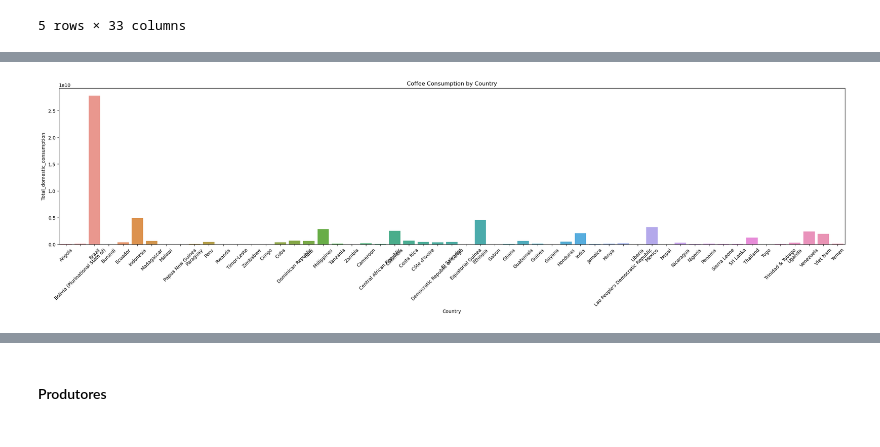
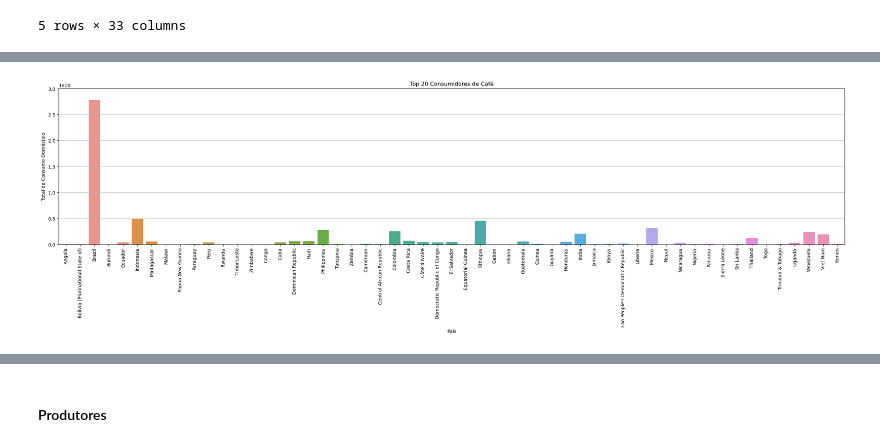
Before and after one commit to ladata-ufs/Cafezinho-G3, a Jupyter notebook: project.ipynb, the cells around one changed output, grey strips where cells are left out. Saved outputs shown, nothing was run; the diff lists cells and outputs as text; code cells hidden in the pictures.

```diff
--- a/project.ipynb
+++ b/project.ipynb
@@ -58,12 +58,22 @@ memory usage: 14.3+ KB
 # %%
 # Barplot
 plt.figure(figsize=(30, 6))
 sns.barplot(x='Country', y='Total_domestic_consumption', data=consumo_domestico)
-plt.xticks(rotation=45)
+plt.xticks(rotation=90)
 plt.title('Coffee Consumption by Country')
+plt.grid(True, which='both', axis='y', linestyle='-', linewidth=0.7)
+plt.title('Top 20 Consumidores de Café')
+plt.ylabel('Total de Consumo Doméstico')
+plt.xlabel('País')
+
+
+# Ajustar os limites do eixo y
+max_value = consumo_domestico['Total_domestic_consumption'].max()
+plt.ylim(0, max_value * 1.08)  # Aumenta o limite superior do eixo y em 8%
+
 plt.show()
 # %% [output]
-[figure, old version]
+[figure, new version]
 # %%
 # mesmo gráfico somente com os maiores produtores
 # Ordenar o DataFrame pelo valor da produção em ordem decrescente
```
Also changed, not shown: parts of 3 cells of this notebook.
